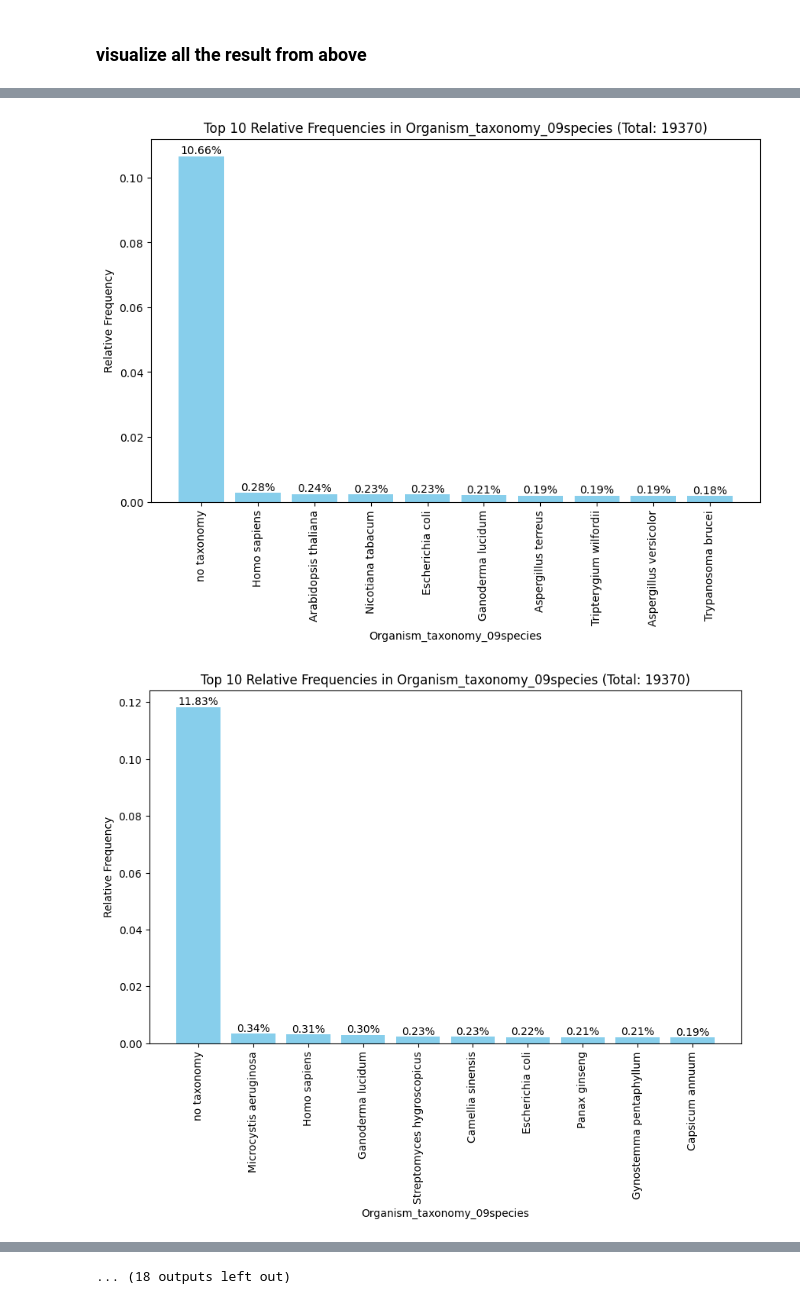
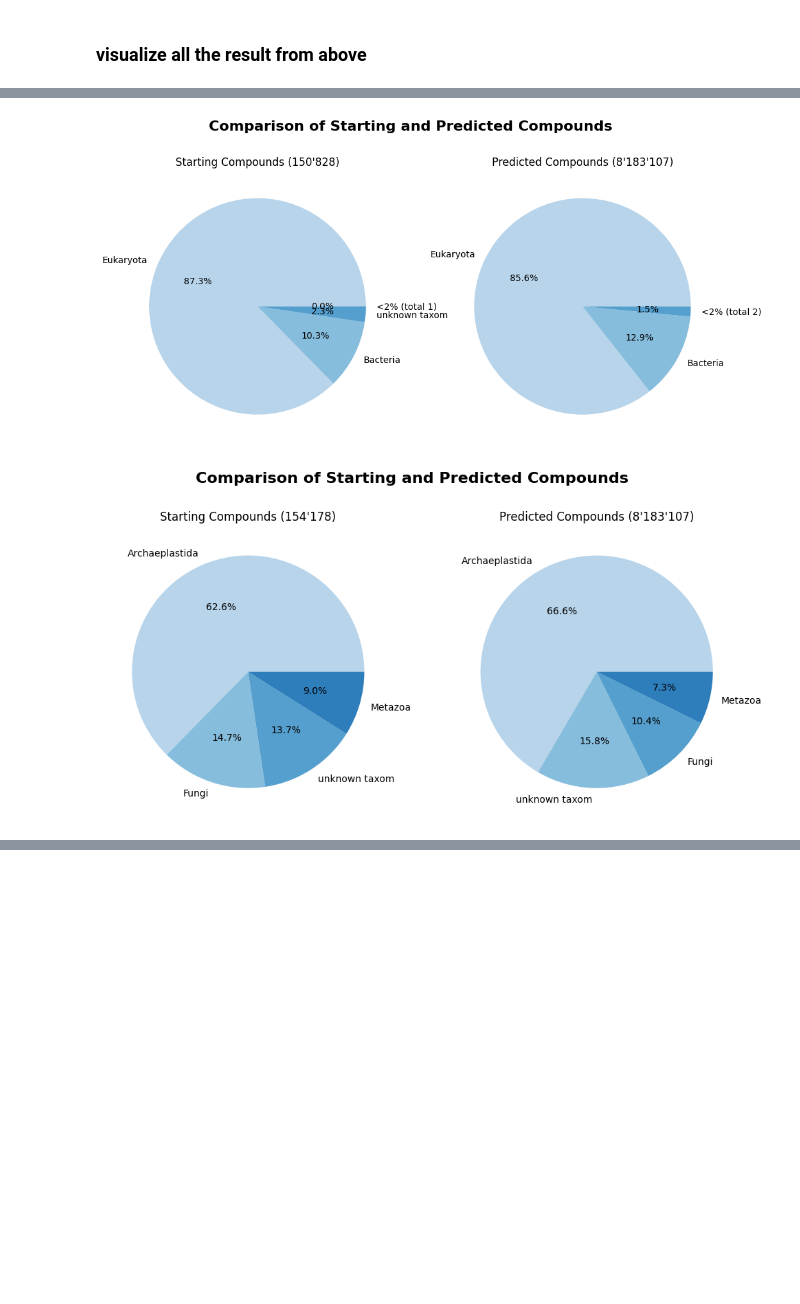
Before and after one commit to pamrein/expanded-naturalproduct-chemspace, a Jupyter notebook: expanded_naturalproduct_chemspace/05_LOTUS_MINES_taxonomy_search.ipynb, the cells around one changed output, grey strips where cells are left out. Saved outputs shown, nothing was run; the diff lists cells and outputs as text; code cells hidden in the pictures; blank space fills up the shorter version.

```diff
--- a/expanded_naturalproduct_chemspace/05_LOTUS_MINES_taxonomy_search.ipynb
+++ b/expanded_naturalproduct_chemspace/05_LOTUS_MINES_taxonomy_search.ipynb
@@ -464,36 +500,40 @@ def plot_frequency(df: pl.DataFrame, column_name: str, fill_null: str = "no taxo
 # %%
 # Specify the folder where your parquet files are located
 folder_path = '../data/taxonomy/'
 
 # Iterate over each parquet file in the folder
 for file_name in os.listdir(folder_path):
     if file_name.endswith('.parquet'):
         file_path = os.path.join(folder_path, file_name)
 
         # Load the parquet file into a DataFrame using polars
         df = pl.read_parquet(file_path)
 
         # Identify the last column (since the name can be different)
         last_column = df.columns[-1]
 
         # First subplot: Group by starting_compounds
         df_grouped_starting = (
-            df.group_by('starting_compounds', maintain_order=True)
+            df.group_by('starting_compounds_ID', maintain_order=True)
             .agg([
                 pl.col(last_column).unique()  # Aggregate and keep only unique values
             ])
         )
         df_grouped_starting = df_grouped_starting.explode(last_column)
 
         # Second subplot: Group by predicted_compounds
-        df_grouped_predicted = df.select(pl.col(["predicted_compounds", last_column]))
-
-        plot_frequency(df_grouped_starting, last_column)
-        plot_frequency(df_grouped_predicted, last_column)
+        df_grouped_predicted = df.select(pl.col(["predicted_compounds_ID", last_column]))
 
 
-        print(f"starting df: {df_grouped_starting.head()} | {df_grouped_starting.shape[0]:_}")
-        print(f"predicted df: {df_grouped_predicted.head()} | {df_grouped_predicted.shape[0]:_}")
+        plot_circle_plots("Comparison of Starting and Predicted Compounds", df_grouped_starting[:,1], df_grouped_predicted[:,1])
+
+
+        #plot_frequency(df_grouped_starting, last_column)
+        #plot_frequency(df_grouped_predicted, last_column)
+
+
+        #print(f"starting df: {df_grouped_starting.head()} | {df_grouped_starting.shape[0]:_}")
+        #print(f"predicted df: {df_grouped_predicted.head()} | {df_grouped_predicted.shape[0]:_}")
 # %% [output]
-[figure, old version]
+[figure, new version]
-[figure, old version]
+[figure, new version]
@@ -574,2 +541 @@ starting df: shape: (5, 2)
-... (18 outputs left out)
 # %%
```
Also changed, not shown: parts of 8 cells of this notebook, 1 other file.
